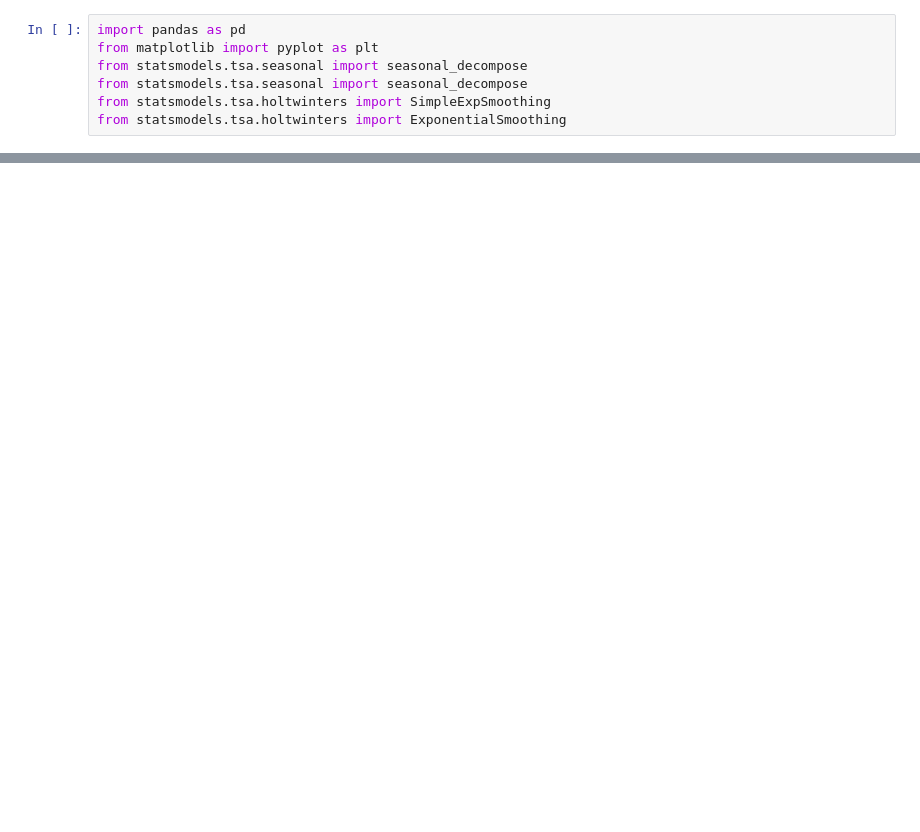
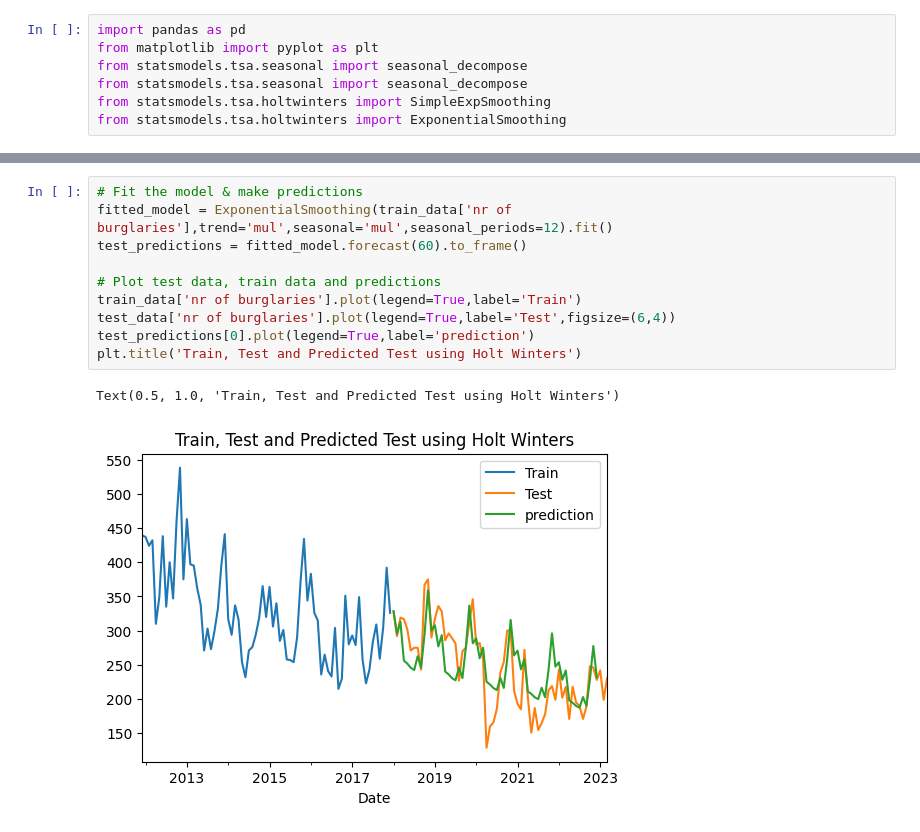
Before and after one commit to isavgt/JBG050-group11, a Jupyter notebook: forecast_holt_winters.ipynb, the cells around one changed output, grey strips where cells are left out. Drawn from its saved outputs; the diff is of its cells as text; blank space fills up the shorter version.

Commit message:
holt_winters

```diff
--- a/forecast_holt_winters.ipynb
+++ b/forecast_holt_winters.ipynb
@@ -39,0 +33,13 @@ monthly_grouped_df.plot(kind='line')
+# %%
+# Fit the model & make predictions
+fitted_model = ExponentialSmoothing(train_data['nr of burglaries'],trend='mul',seasonal='mul',seasonal_periods=12).fit()
+test_predictions = fitted_model.forecast(60).to_frame()
+
+# Plot test data, train data and predictions
+train_data['nr of burglaries'].plot(legend=True,label='Train')
+test_data['nr of burglaries'].plot(legend=True,label='Test',figsize=(6,4))
+test_predictions[0].plot(legend=True,label='prediction')
+plt.title('Train, Test and Predicted Test using Holt Winters')
+# %% [output]
+Text(0.5, 1.0, 'Train, Test and Predicted Test using Holt Winters')
+[figure, added]
```
Also changed, not shown: parts of 6 cells of this notebook, 1 other file.
